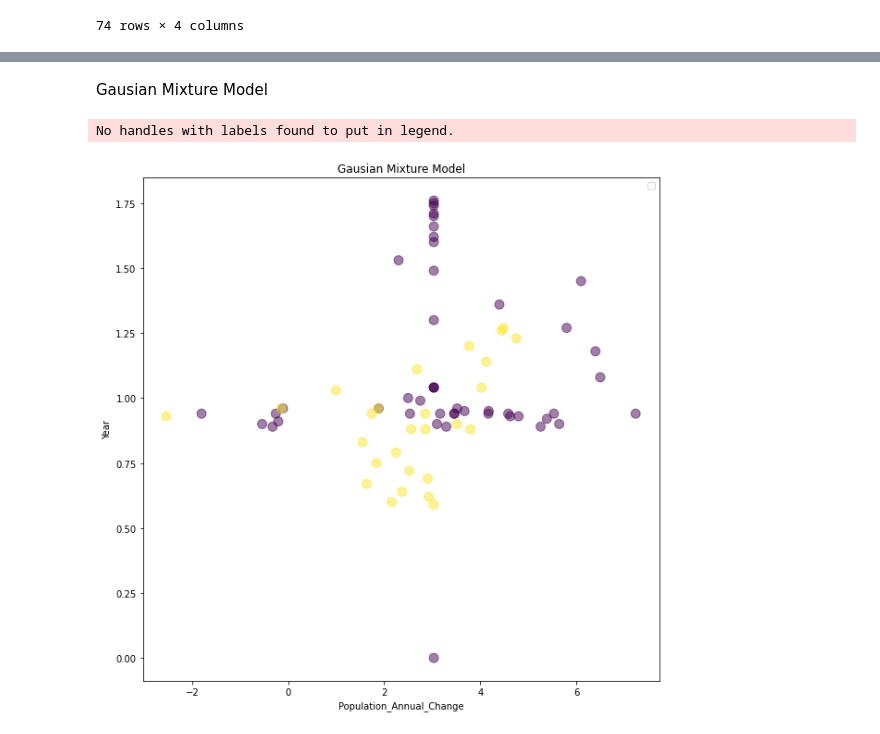
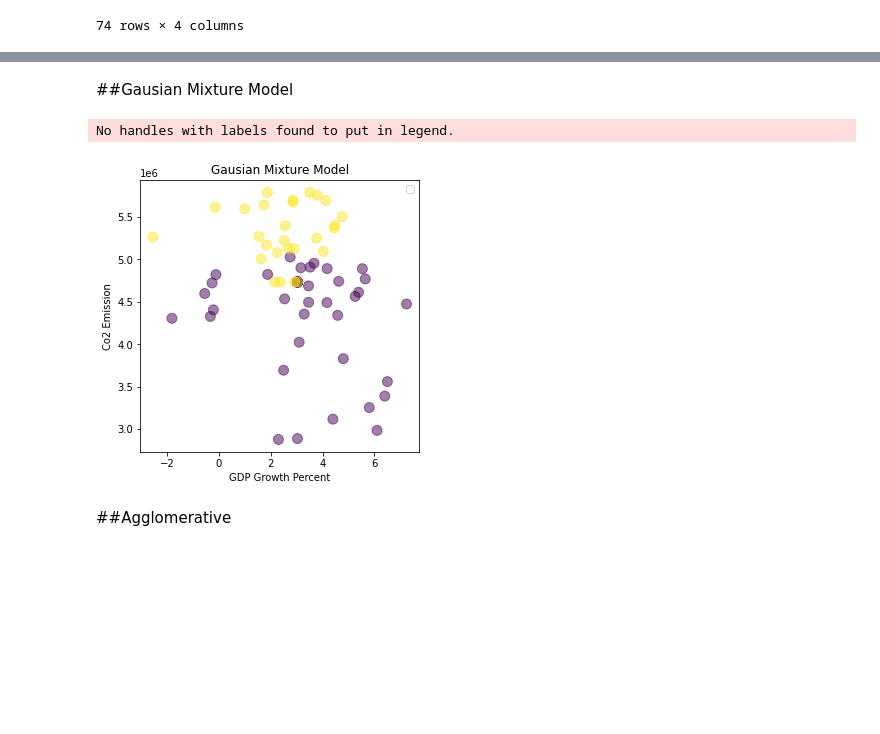
Before and after one commit to raghavadevarajeurs/DeepLearning, a Jupyter notebook: Assignment1/Machine_Learning_KMeans.ipynb, the cells around one changed output, grey strips where cells are left out. Drawn from its saved outputs; the diff is of its cells as text; code cells hidden in the pictures; blank space fills up the shorter version.

```diff
--- a/Assignment1/Machine_Learning_KMeans.ipynb
+++ b/Assignment1/Machine_Learning_KMeans.ipynb
@@ -339,21 +329,23 @@ memory usage: 11.6 KB
 # %%
 from sklearn.mixture import GaussianMixture
 # %% [markdown]
-Gausian Mixture Model
+##Gausian Mixture Model
 # %%
 gmm=GaussianMixture(n_components=2, covariance_type="spherical").fit(df)
 labels = gmm.predict(df)
 # %%
-plt.figure(figsize=(10,10))
-plt.scatter(df.values[:, 2], df.values[:, 13], c=labels, s=100, alpha=0.5)
+plt.figure(figsize=(5,5))
+plt.scatter(df.values[:, 2], df.values[:, 4], c=labels, s=100, alpha=0.5)
 plt.title('Gausian Mixture Model')
-plt.xlabel('Population_Annual_Change')
-plt.ylabel('Year')
+plt.xlabel('GDP Growth Percent')
+plt.ylabel('Co2 Emission')
 plt.legend()
 plt.show()
 # %% [output]
 No handles with labels found to put in legend.
-[figure, old version]
+[figure, new version]
+# %% [markdown]
+##Agglomerative
 # %%
 from sklearn.cluster import AgglomerativeClustering
 # %%
```
Also changed, not shown: parts of 18 cells of this notebook.
